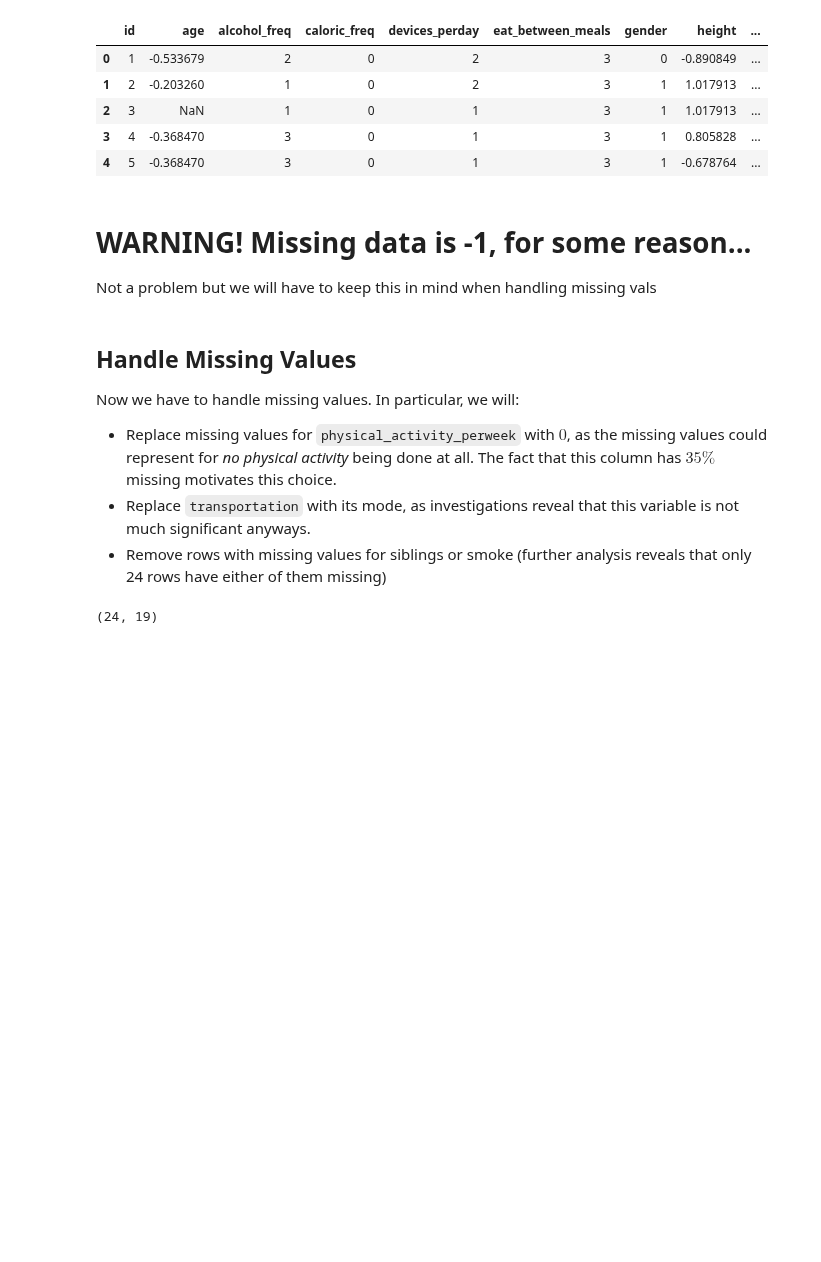
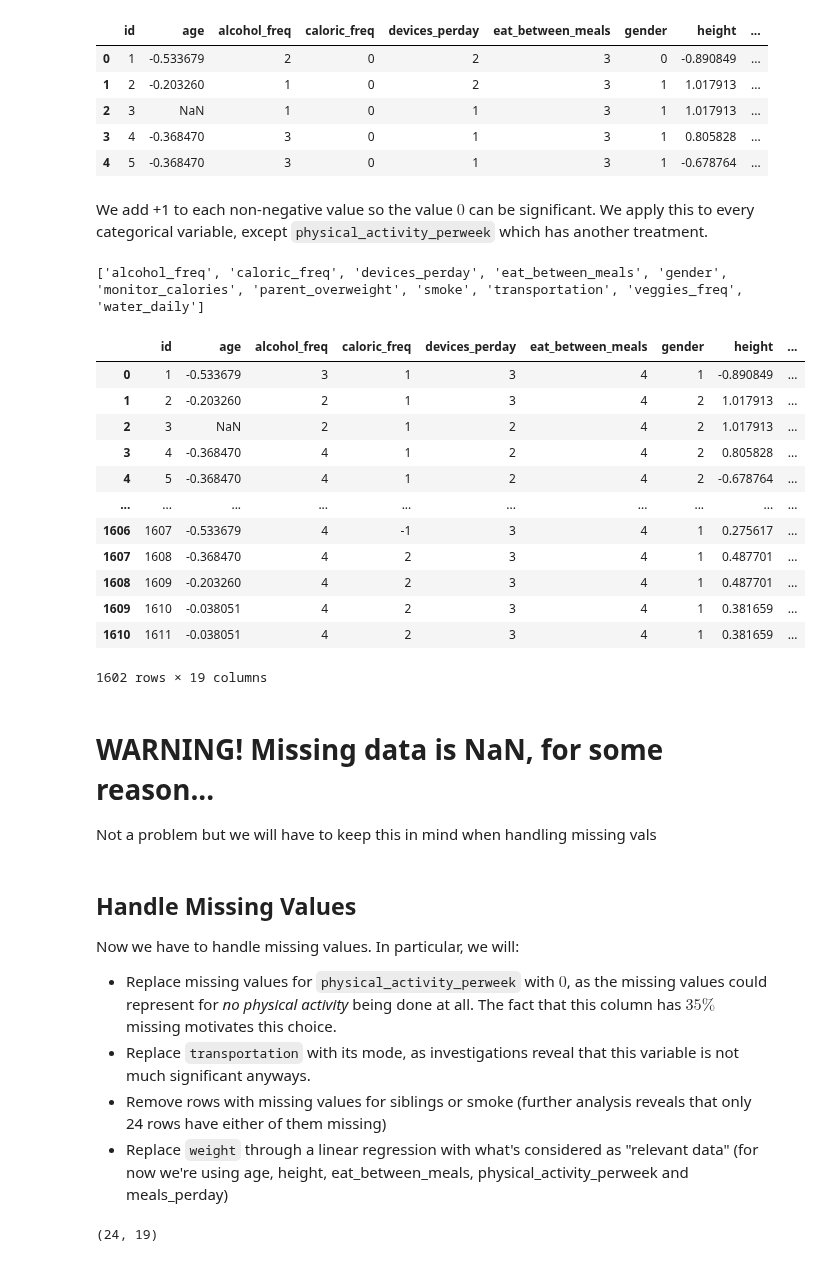
Before and after one commit to 0xMarc0s/IMS_ML_project, a Jupyter notebook: Preliminary Notebooks/df preparation.ipynb, the cells around one changed output. Cells and saved outputs as stored; diff of their text form; code cells hidden in the pictures; blank space fills up the shorter version.

Commit message:
Task completed
Preprocessed data available at `./our data/clean_data.csv`. For more details see the `./Preliminary Notebooks/df preparation.ipynb` notebook

```diff
--- a/Preliminary Notebooks/df preparation.ipynb
+++ b/Preliminary Notebooks/df preparation.ipynb
@@ -261,5 +266,5 @@ As we have a lot of categorical variables, we want to replace them with numbers
 # %%
 # General line: df["..."] = df["..."].astype("category").cat.codes
-to_transform = df.select_dtypes("object").columns.tolist()
+to_transform = df.drop("obese_level", axis=1).select_dtypes("object").columns.tolist()
 for transformer in to_transform:
     df[f"{transformer}"] = df[f"{transformer}"].astype("category").cat.codes
@@ -272,8 +281,42 @@ df.head(5)
 | 2 | 3 | NaN | 1 | 0 | 1 | 3 | 1 | 1.017913 | ... |
 | 3 | 4 | -0.368470 | 3 | 0 | 1 | 3 | 1 | 0.805828 | ... |
 | 4 | 5 | -0.368470 | 3 | 0 | 1 | 3 | 1 | -0.678764 | ... |
+# %% [markdown]
+We add +1 to each non-negative value so the value $0$ can be significant. We apply this to every categorical variable, except `physical_activity_perweek` which has another treatment.
+# %%
+def add_1_nn(x):
+    if x>=0:
+        return x+1
+
+    else:
+        return x
+# %%
+targets = df.drop("obese_level", axis=1).select_dtypes("int8").columns.tolist()
+targets.remove("physical_activity_perweek")
+print(targets)
+
+for target in targets:
+    df[target] = df[target].map(add_1_nn)
+# %% [output]
+['alcohol_freq', 'caloric_freq', 'devices_perday', 'eat_between_meals', 'gender', 'monitor_calories', 'parent_overweight', 'smoke', 'transportation', 'veggies_freq', 'water_daily']
+# %%
+df
+# %% [output]
+|  | id | age | alcohol_freq | caloric_freq | devices_perday | eat_between_meals | gender | height | ... |
+| 0 | 1 | -0.533679 | 3 | 1 | 3 | 4 | 1 | -0.890849 | ... |
+| 1 | 2 | -0.203260 | 2 | 1 | 3 | 4 | 2 | 1.017913 | ... |
+| 2 | 3 | NaN | 2 | 1 | 2 | 4 | 2 | 1.017913 | ... |
+| 3 | 4 | -0.368470 | 4 | 1 | 2 | 4 | 2 | 0.805828 | ... |
+| 4 | 5 | -0.368470 | 4 | 1 | 2 | 4 | 2 | -0.678764 | ... |
+| ... | ... | ... | ... | ... | ... | ... | ... | ... | ... |
+| 1606 | 1607 | -0.533679 | 4 | -1 | 3 | 4 | 1 | 0.275617 | ... |
+| 1607 | 1608 | -0.368470 | 4 | 2 | 3 | 4 | 1 | 0.487701 | ... |
+| 1608 | 1609 | -0.203260 | 4 | 2 | 3 | 4 | 1 | 0.487701 | ... |
+| 1609 | 1610 | -0.038051 | 4 | 2 | 3 | 4 | 1 | 0.381659 | ... |
+| 1610 | 1611 | -0.038051 | 4 | 2 | 3 | 4 | 1 | 0.381659 | ... |
+1602 rows × 19 columns
 # %% [markdown]
-# WARNING! Missing data is -1, for some reason...
+# WARNING! Missing data is NaN, for some reason...
 Not a problem but we will have to keep this in mind when handling missing vals
 # %% [markdown]
 ## Handle Missing Values
@@ -281,4 +324,5 @@ Now we have to handle missing values. In particular, we will:
 - Replace missing values for `physical_activity_perweek` with $0$, as the missing values could represent for *no physical activity* being done at all. The fact that this column has $35\%$ missing motivates this choice.
 - Replace `transportation` with its mode, as investigations reveal that this variable is not much significant anyways.
 - Remove rows with missing values for siblings or smoke (further analysis reveals that only 24 rows have either of them missing)
+- Replace `weight` through a linear regression with what's considered as "relevant data" (for now we're using age, height, eat_between_meals, physical_activity_perweek and meals_perday)
 # %%
```
Also changed, not shown: parts of 48 cells of this notebook, 1 other file.
